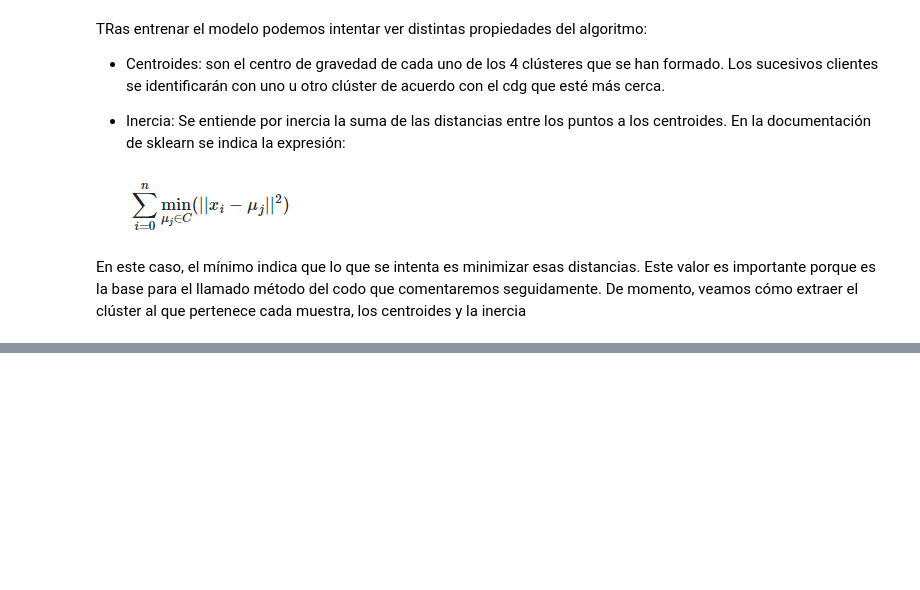
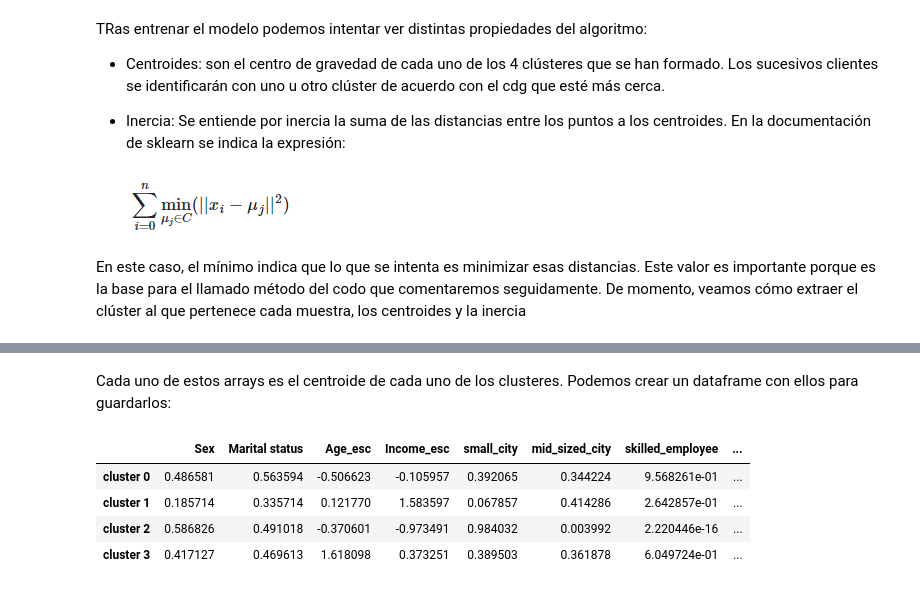
Before and after one commit to ymgabaldon/Ej_segmentacion, a Jupyter notebook: Analisis retail online.ipynb, the cells around one changed output, grey strips where cells are left out. Cells and saved outputs as stored; diff of their text form; code cells hidden in the pictures; blank space fills up the shorter version.

```diff
--- a/Analisis retail online.ipynb
+++ b/Analisis retail online.ipynb
@@ -11,9 +12,11 @@ plt.style.use("ggplot")
 warnings.filterwarnings("ignore")
 # %%
 ruta="D:\\J\\Big data\\DATAHACK\\PYTHON\\006-_Caso_segmentacion\FMCG\\"
+ruta_linux='/home/user/Datahack/Datos_Segmentacion/'
 archivo="segmentation data.csv"
 # %%
-df=pd.read_csv(ruta+archivo,sep=",")
+#df=pd.read_csv(ruta+archivo,sep=",")
+df=pd.read_csv(ruta_linux+archivo,sep=",")
 # %%
 df
 # %% [output]
@@ -334,0 +346,3 @@ En este caso, el mínimo indica que lo que se intenta es minimizar esas distanci
+# %%
+df_train['cluster']=modelo_cluster.predict(df_train)
+df_train.head()
@@ -334,0 +378,11 @@ En este caso, el mínimo indica que lo que se intenta es minimizar esas distanci
+# %% [markdown]
+Cada uno de estos arrays es el centroide de cada uno de los clusteres. Podemos crear un dataframe con ellos para guardarlos:
+# %%
+df_centroides=pd.DataFrame(modelo_cluster.cluster_centers_,columns=[x for x in df_train.columns if x !='cluster'],index=['cluster %s' %x for x in range(0,4)])
+df_centroides.head()
+# %% [output]
+|  | Sex | Marital status | Age_esc | Income_esc | small_city | mid_sized_city | skilled_employee | ... |
+| cluster 0 | 0.486581 | 0.563594 | -0.506623 | -0.105957 | 0.392065 | 0.344224 | 9.568261e-01 | ... |
+| cluster 1 | 0.185714 | 0.335714 | 0.121770 | 1.583597 | 0.067857 | 0.414286 | 2.642857e-01 | ... |
+| cluster 2 | 0.586826 | 0.491018 | -0.370601 | -0.973491 | 0.984032 | 0.003992 | 2.220446e-16 | ... |
+| cluster 3 | 0.417127 | 0.469613 | 1.618098 | 0.373251 | 0.389503 | 0.361878 | 6.049724e-01 | ... |
```
Also changed, not shown: parts of 16 cells of this notebook.
